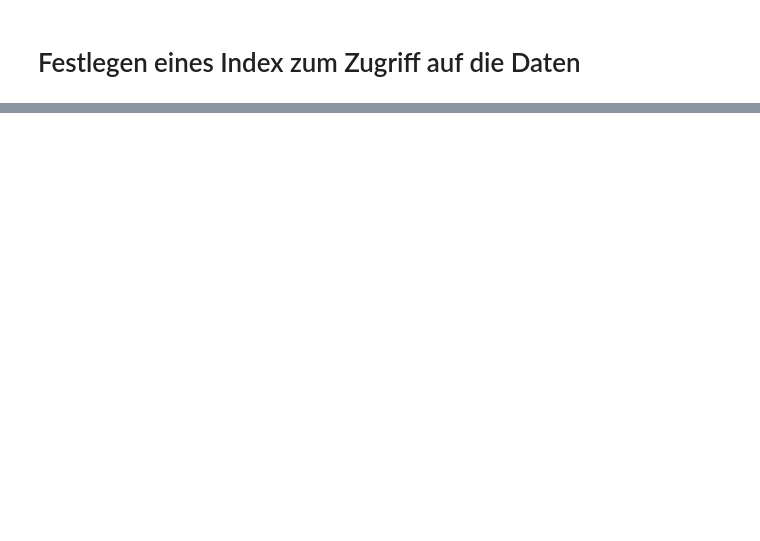
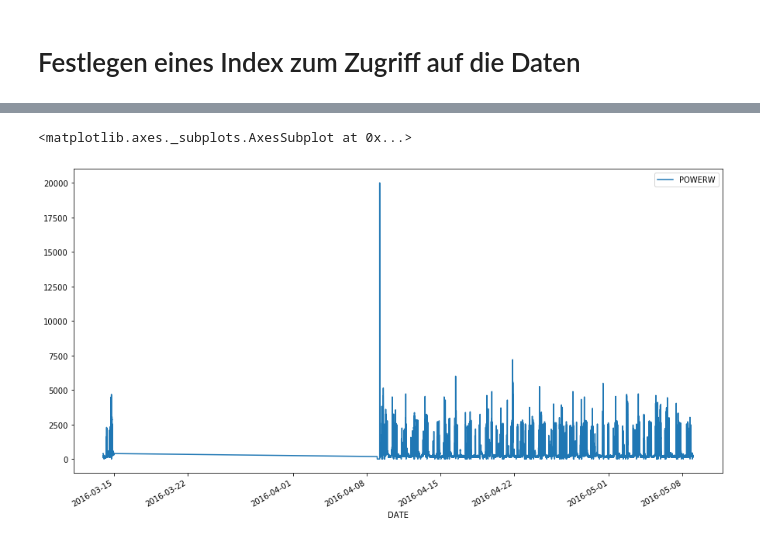
Before and after one commit to ditomax/mlwifianwender, a Jupyter notebook: 10 Anwendungsbeispiel Cleaning and transformation of data.ipynb, the cells around one changed output, grey strips where cells are left out. Cells and saved outputs as stored; diff of their text form; code cells hidden in the pictures; blank space fills up the shorter version.

```diff
--- a/10 Anwendungsbeispiel Cleaning and transformation of data.ipynb
+++ b/10 Anwendungsbeispiel Cleaning and transformation of data.ipynb
@@ -178,0 +326,2 @@ Name: Date of Publication, Length: 8287, dtype: bool
+# %%
+consumption = pd.read_csv('data/energy.csv', header=None, usecols=[1,3], sep=';')
@@ -178,0 +337,6 @@ Name: Date of Publication, Length: 8287, dtype: bool
+# %%
+#
+# Umbenennen der Spalten
+#
+consumption.columns = ['DATE','POWERW']
+consumption.head()
@@ -178,0 +350,6 @@ Name: Date of Publication, Length: 8287, dtype: bool
+# %%
+#
+#
+# Details zu den Datumstrings https://www.journaldev.com/23365/python-string-to-datetime-strptime
+#
+consumption['DATE'] = consumption.apply(lambda x: datetime.datetime.strptime("{0}".format( x['DATE']), "%Y%m%d%H%M%S"),axis=1)
@@ -178,0 +365,3 @@ Name: Date of Publication, Length: 8287, dtype: bool
+# %%
+consumption = consumption.set_index('DATE')
+consumption.head()
@@ -178,0 +376,5 @@ Name: Date of Publication, Length: 8287, dtype: bool
+# %%
+consumption.plot()
+# %% [output]
+<matplotlib.axes._subplots.AxesSubplot at 0x...>
+[figure, added]
```
Also changed, not shown: parts of 82 cells of this notebook, 1 other file.
